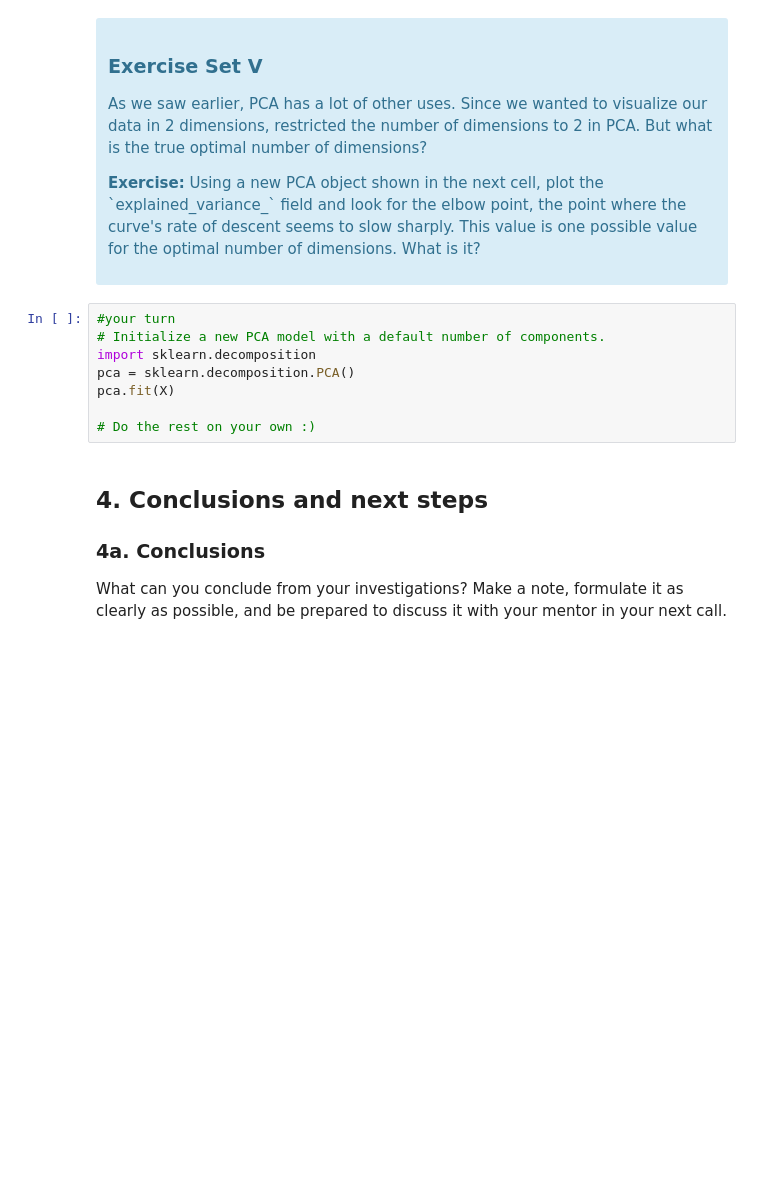
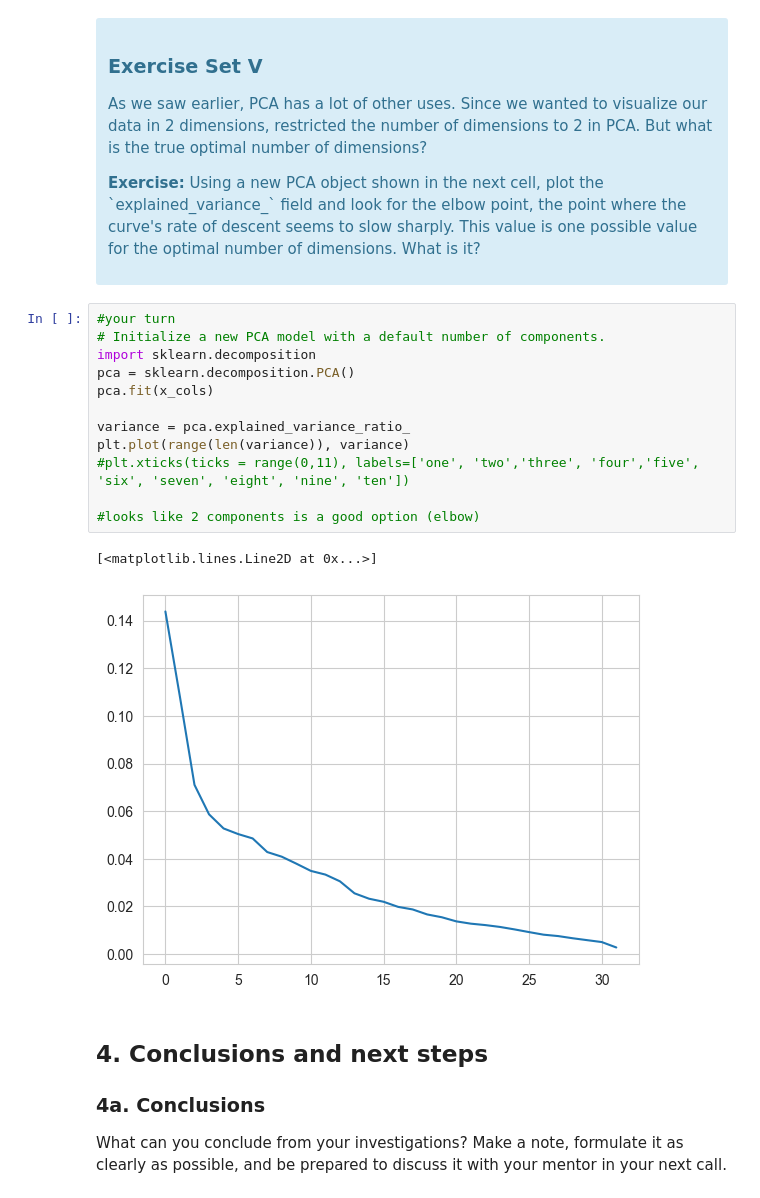
Before and after one commit to amoutafian/K_means_case_study, a Jupyter notebook: Clustering Case Study - Customer Segmentation with K-Means - Tier 3.ipynb, the cells around one changed output. Cells and saved outputs as stored; diff of their text form; blank space fills up the shorter version.

```diff
--- a/Clustering Case Study - Customer Segmentation with K-Means - Tier 3.ipynb
+++ b/Clustering Case Study - Customer Segmentation with K-Means - Tier 3.ipynb
@@ -448,11 +458,18 @@ What we've done is we've taken those columns of 0/1 indicator variables, and we'
 # %%
 #your turn
 # Initialize a new PCA model with a default number of components.
 import sklearn.decomposition
 pca = sklearn.decomposition.PCA()
-pca.fit(X)
+pca.fit(x_cols)
 
-# Do the rest on your own :)
+variance = pca.explained_variance_ratio_
+plt.plot(range(len(variance)), variance)
+#plt.xticks(ticks = range(0,11), labels=['one', 'two','three', 'four','five', 'six', 'seven', 'eight', 'nine', 'ten'])
+
+#looks like 2 components is a good option (elbow)
+# %% [output]
+[<matplotlib.lines.Line2D at 0x...>]
+[figure, added]
 # %% [markdown]
 ## 4. Conclusions and next steps
 ### 4a. Conclusions
```
Also changed, not shown: parts of 5 cells of this notebook.
